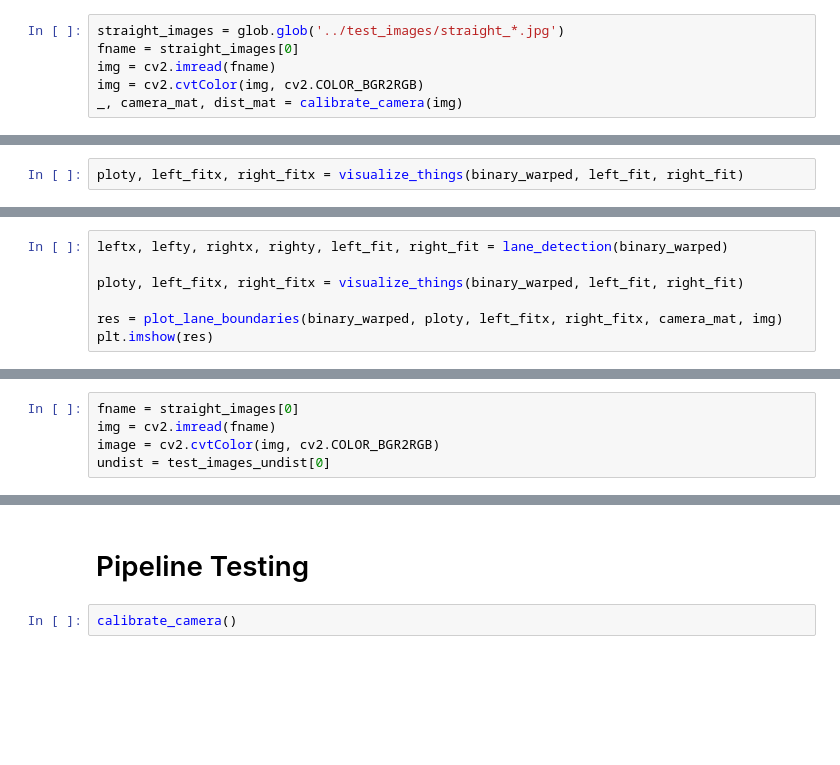
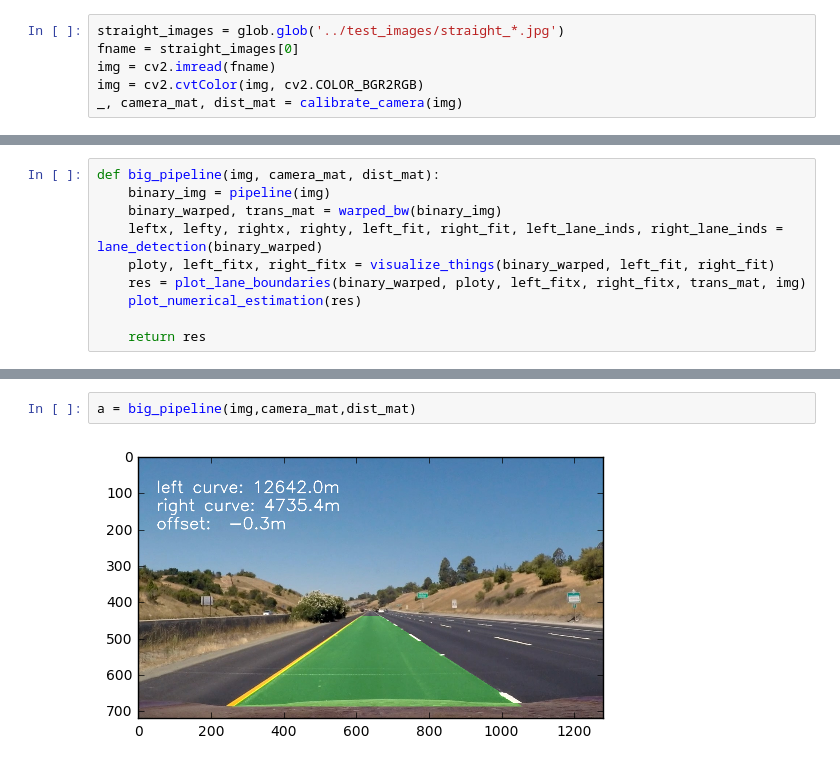
Before and after one commit to robroooh/CarND-Advanced-Lane-Lines, a Jupyter notebook: examples/example.ipynb, the cells around one changed output, grey strips where cells are left out. Cells and saved outputs as stored; diff of their text form; blank space fills up the shorter version.

```diff
--- a/examples/example.ipynb
+++ b/examples/example.ipynb
@@ -529,2 +552,0 @@ leftx, lefty, rightx, righty, left_fit, right_fit = lane_detection(binary_warped
-# %%
-ploty, left_fitx, right_fitx = visualize_things(binary_warped, left_fit, right_fit)
@@ -556,7 +553,10 @@ plt.imshow(res)
 # %%
-leftx, lefty, rightx, righty, left_fit, right_fit = lane_detection(binary_warped)
+def big_pipeline(img, camera_mat, dist_mat):
+    binary_img = pipeline(img)
+    binary_warped, trans_mat = warped_bw(binary_img)
+    leftx, lefty, rightx, righty, left_fit, right_fit, left_lane_inds, right_lane_inds = lane_detection(binary_warped)
+    ploty, left_fitx, right_fitx = visualize_things(binary_warped, left_fit, right_fit)
+    res = plot_lane_boundaries(binary_warped, ploty, left_fitx, right_fitx, trans_mat, img)
+    plot_numerical_estimation(res)
 
-ploty, left_fitx, right_fitx = visualize_things(binary_warped, left_fit, right_fit)
-
-res = plot_lane_boundaries(binary_warped, ploty, left_fitx, right_fitx, camera_mat, img)
-plt.imshow(res)
+    return res
@@ -566,5 +562,0 @@ def plot_numerical_estimation(img):
-# %%
-fname = straight_images[0]
-img = cv2.imread(fname)
-image = cv2.cvtColor(img, cv2.COLOR_BGR2RGB)
-undist = test_images_undist[0]
@@ -594,4 +563,4 @@ plt.imshow(result)
-# %% [markdown]
-# Pipeline Testing
-# %%
-calibrate_camera()
+# %%
+a = big_pipeline(img,camera_mat,dist_mat)
+# %% [output]
+[figure, added]
```
Also changed, not shown: parts of 13 cells of this notebook.
